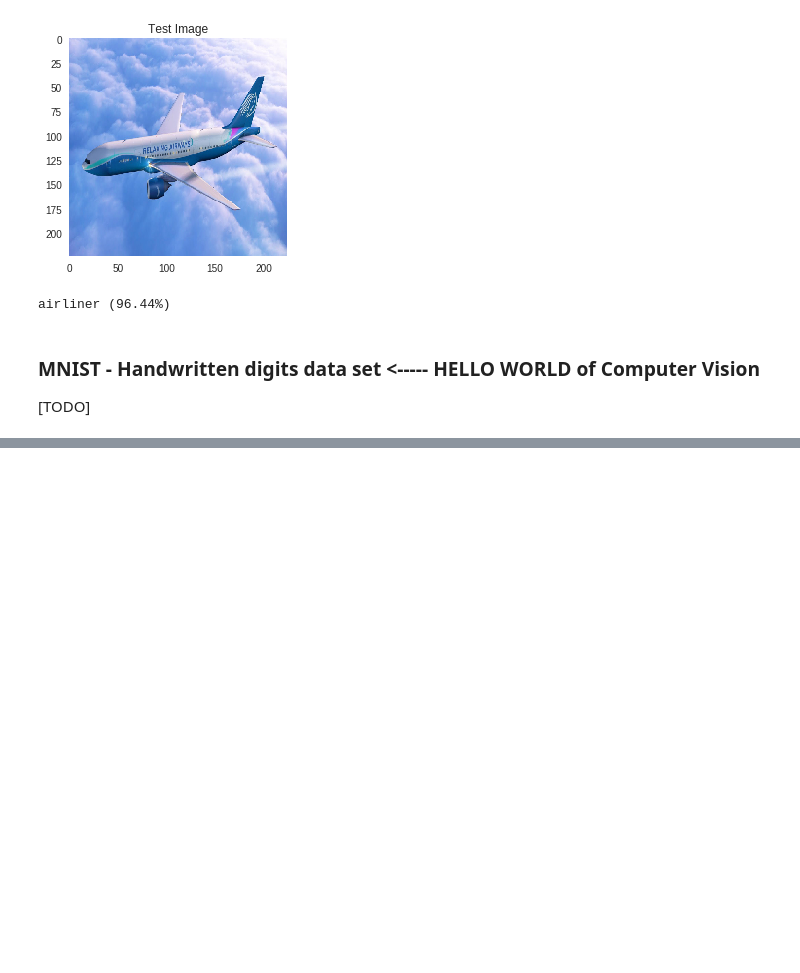
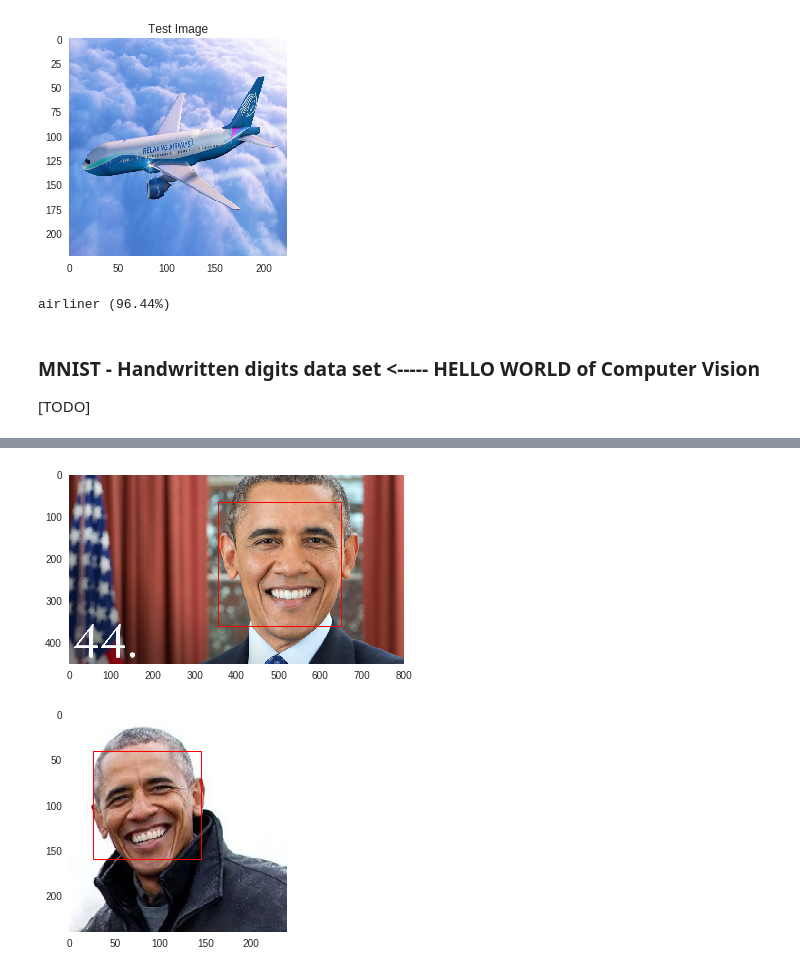
Before and after one commit to ksachdeva/ml-in-hurry, a Jupyter notebook: Machine_Learning_In_Hurry.ipynb, the cells around one changed output, grey strips where cells are left out. Saved outputs shown, nothing was run; the diff lists cells and outputs as text; code cells hidden in the pictures; blank space fills up the shorter version.

```diff
--- a/Machine_Learning_In_Hurry.ipynb
+++ b/Machine_Learning_In_Hurry.ipynb
@@ -836,0 +897,6 @@ This is one of the most exciting application of computer vision. It tries to add
+# %%
+detect_face("/content/obama1.jpg")
+detect_face("/content/obama2.jpg")
+# %% [output]
+[figure, added]
+[figure, added]
```
Also changed, not shown: parts of 7 cells of this notebook.
